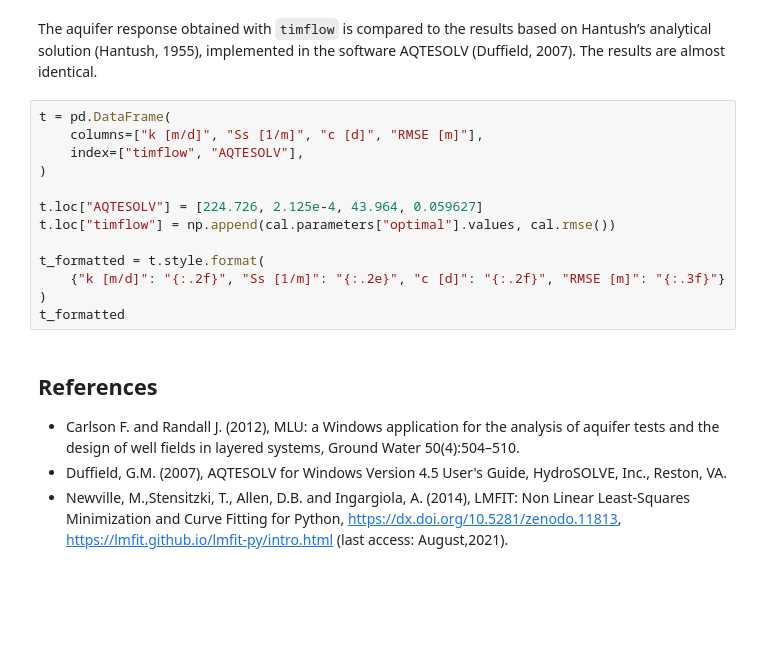
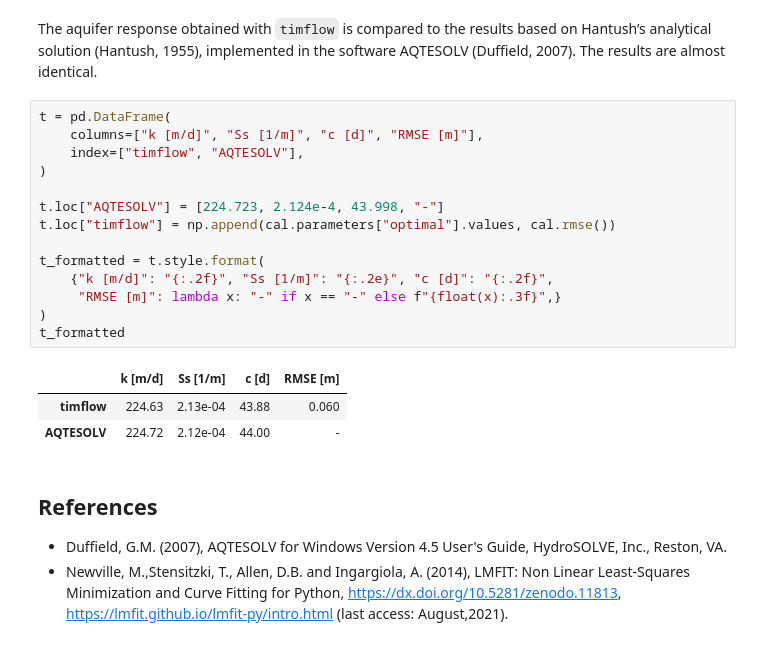
Before and after one commit to timflow-org/timflow, a Jupyter notebook: docs/transient/04pumpingtests/leaky3_texashill.ipynb, the cells around one changed output. Drawn from its saved outputs; the diff is of its cells as text; blank space fills up the shorter version.

```diff
--- a/docs/transient/04pumpingtests/leaky3_texashill.ipynb
+++ b/docs/transient/04pumpingtests/leaky3_texashill.ipynb
@@ -101,19 +115,23 @@ The aquifer response obtained with `timflow` is compared to the results based on
 # %%
 t = pd.DataFrame(
     columns=["k [m/d]", "Ss [1/m]", "c [d]", "RMSE [m]"],
     index=["timflow", "AQTESOLV"],
 )
 
-t.loc["AQTESOLV"] = [224.726, 2.125e-4, 43.964, 0.059627]
+t.loc["AQTESOLV"] = [224.723, 2.124e-4, 43.998, "-"]
 t.loc["timflow"] = np.append(cal.parameters["optimal"].values, cal.rmse())
 
 t_formatted = t.style.format(
-    {"k [m/d]": "{:.2f}", "Ss [1/m]": "{:.2e}", "c [d]": "{:.2f}", "RMSE [m]": "{:.3f}"}
+    {"k [m/d]": "{:.2f}", "Ss [1/m]": "{:.2e}", "c [d]": "{:.2f}",
+     "RMSE [m]": lambda x: "-" if x == "-" else f"{float(x):.3f}",}
 )
 t_formatted
+# %% [output]
+|  | k [m/d] | Ss [1/m] | c [d] | RMSE [m] |
+| timflow | 224.63 | 2.13e-04 | 43.88 | 0.060 |
+| AQTESOLV | 224.72 | 2.12e-04 | 44.00 | - |
 # %% [markdown]
 ## References
 
-* Carlson F. and Randall J. (2012), MLU: a Windows application for the analysis of aquifer tests and the design of well fields in layered systems, Ground Water 50(4):504–510.
 * Duffield, G.M. (2007), AQTESOLV for Windows Version 4.5 User's Guide, HydroSOLVE, Inc., Reston, VA.
 * Newville, M.,Stensitzki, T., Allen, D.B. and Ingargiola, A. (2014), LMFIT: Non Linear Least-Squares Minimization and Curve Fitting for Python, https://dx.doi.org/10.5281/zenodo.11813, https://lmfit.github.io/lmfit-py/intro.html (last access: August,2021).
```
Also changed, not shown: parts of 4 cells of this notebook, 11 other files.
